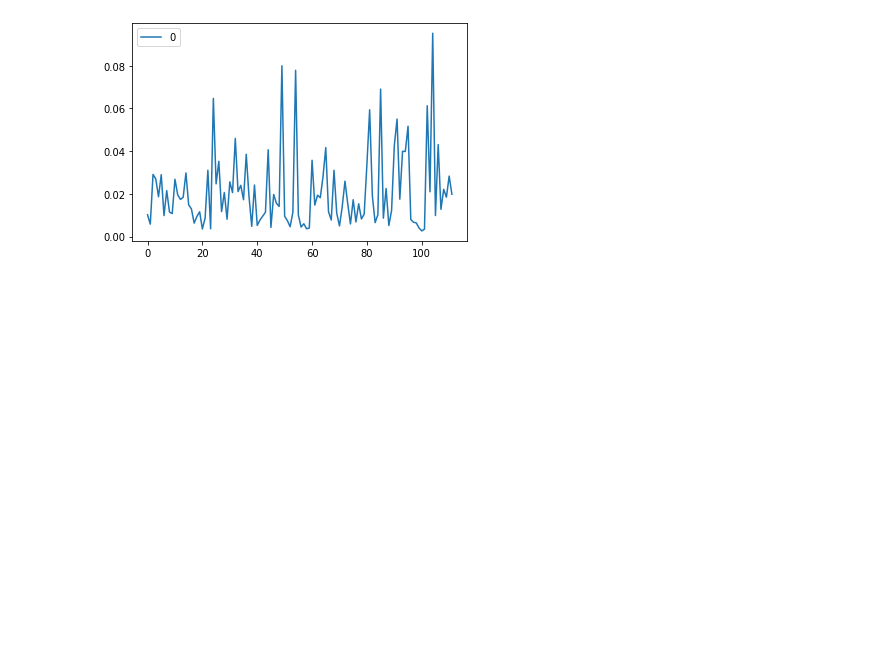
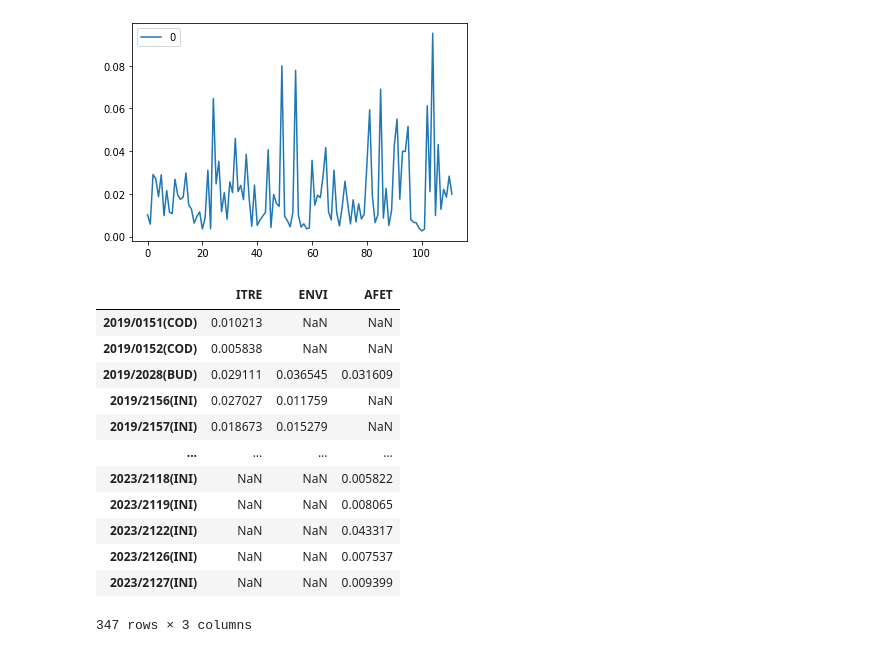
Before and after one commit to maritsm/temalabor-2023, a Jupyter notebook: splitbigboy.ipynb, the cells around one changed output. Saved outputs shown, nothing was run; the diff lists cells and outputs as text; code cells hidden in the pictures; blank space fills up the shorter version.

```diff
--- a/splitbigboy.ipynb
+++ b/splitbigboy.ipynb
@@ -75,0 +62,30 @@ coh_df.plot()
+# %%
+data_to_plot = {}
+for cmtee in my_committees:
+
+    cmteeonly = bigboy.loc[bigboy["organization_abbr"] == cmtee]
+    cmtee_members = getImportantCommitteeMembers(comm="ITRE")
+    pedno = cmteeonly.groupby(cmteeonly.procedure_interinst_id)
+
+    coh_overtime = {}
+    for i, x in pedno:
+        pdedgelist = nx.from_pandas_edgelist(x, source='amendment_id', target = 'person_full_name')
+        coh_overtime[i] = cohesiveness(pdedgelist, pdedgelist)
+
+    data_to_plot[cmtee] = coh_overtime
+coh_df = pd.DataFrame(data_to_plot)
+coh_df
+# %% [output]
+|  | ITRE | ENVI | AFET |
+| 2019/0151(COD) | 0.010213 | NaN | NaN |
+| 2019/0152(COD) | 0.005838 | NaN | NaN |
+| 2019/2028(BUD) | 0.029111 | 0.036545 | 0.031609 |
+| 2019/2156(INI) | 0.027027 | 0.011759 | NaN |
+| 2019/2157(INI) | 0.018673 | 0.015279 | NaN |
+| ... | ... | ... | ... |
+| 2023/2118(INI) | NaN | NaN | 0.005822 |
+| 2023/2119(INI) | NaN | NaN | 0.008065 |
+| 2023/2122(INI) | NaN | NaN | 0.043317 |
+| 2023/2126(INI) | NaN | NaN | 0.007537 |
+| 2023/2127(INI) | NaN | NaN | 0.009399 |
+347 rows × 3 columns
```
Also changed, not shown: parts of 3 cells of this notebook.
